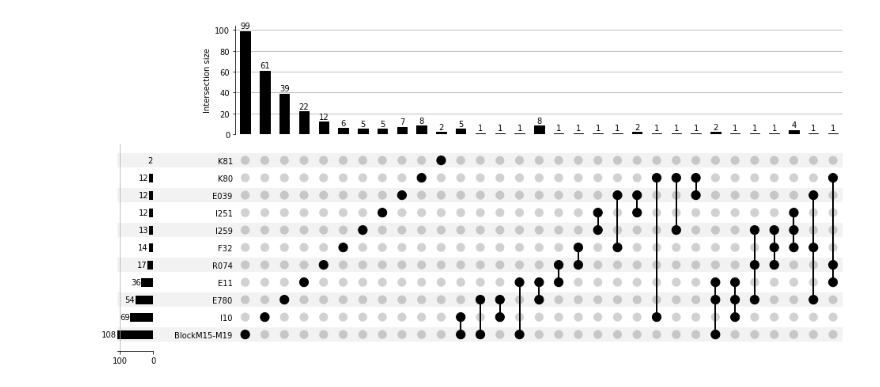
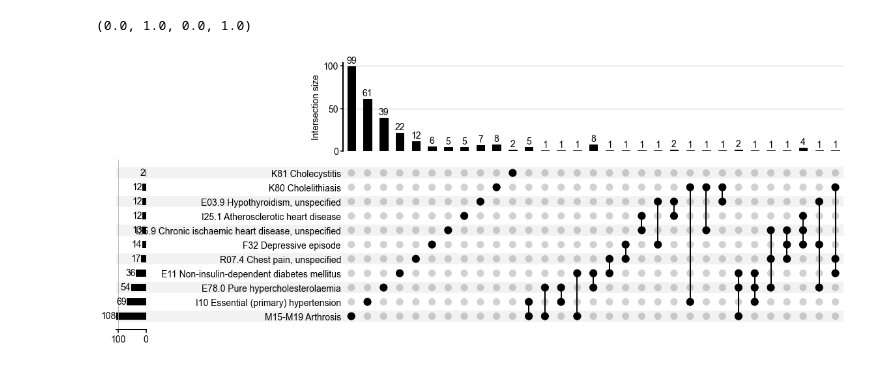
Before and after one commit to deeprob/ukb_bmi, a Jupyter notebook: 4_characterization/obesity_related_diseases/notebooks/5_protection_upset.ipynb, the cells around one changed output. Drawn from its saved outputs; the diff is of its cells as text; code cells hidden in the pictures.

Commit message:
figures-in-notebooks-modified

```diff
--- a/4_characterization/obesity_related_diseases/notebooks/5_protection_upset.ipynb
+++ b/4_characterization/obesity_related_diseases/notebooks/5_protection_upset.ipynb
@@ -4,10 +17,28 @@ import upsetplot
+# %%
+def save_pdf(save_file, fig):
+    pdf = PdfPages(save_file)
+    pdf.savefig(fig, bbox_inches='tight')
+    pdf.close()
+    return
+
+def get_icd_dict(icd_names_file):
+    icd_names = pd.read_csv(icd_names_file)
+    icd_names_dict = {c.replace(" ", ""): m for c,m in zip(icd_names.coding, icd_names.meaning)}
+    return icd_names_dict
 # %%
 group_names = ['I10', 'E780', 'R074', 'I251', 'I259', 'E039', 'E11', 'BlockM15-M19', 'K80', 'K81', 'F32']
 upset_file = "/data5/deepro/ukbiobank/papers/bmi_project/4_characterization/obesity_related_diseases/data/upset_files/protection.csv"
 upset_df = pd.read_csv(upset_file).set_index(group_names)
+icd_names_file = "/data5/deepro/ukbiobank/papers/bmi_project/2_prepare_data_for_analysis/obesity_related_diseases/data/tables/obesity_related_diseases_icd.csv"
 # %%
+icd_names_dict = get_icd_dict(icd_names_file)
 parsed_upset_df = upset_df.loc[upset_df.counts>0]
+# %%
+parsed_upset_df.index = parsed_upset_df.index.set_names(icd_names_dict)
 # %%
-fig = upsetplot.plot(parsed_upset_df.counts, show_counts=True)
+fig,ax = plt.subplots(1,1)
+upsetplot.plot(parsed_upset_df.counts, show_counts=True, fig=fig)
+ax.axis("off")
 # %% [output]
+(0.0, 1.0, 0.0, 1.0)
-[figure, old version]
+[figure, new version]
```
Also changed, not shown: parts of 3 cells of this notebook, 21 other files.
